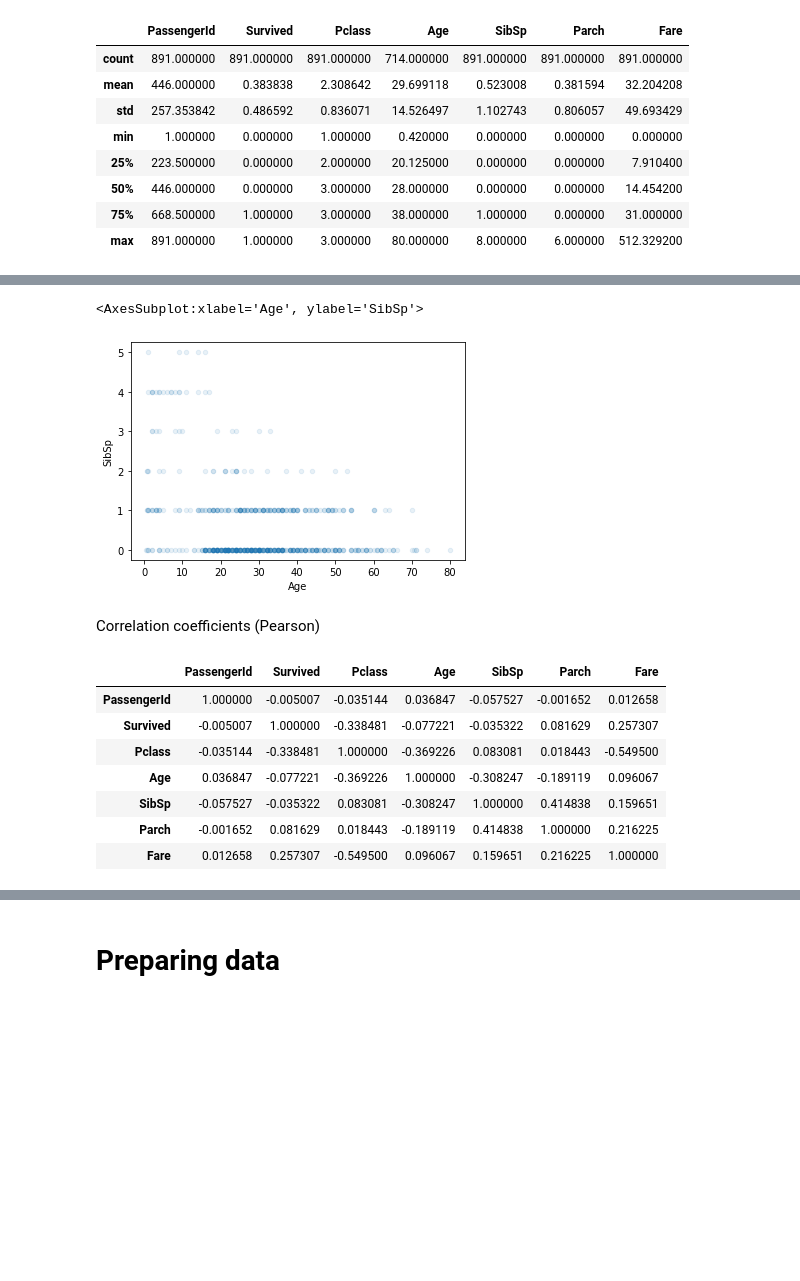
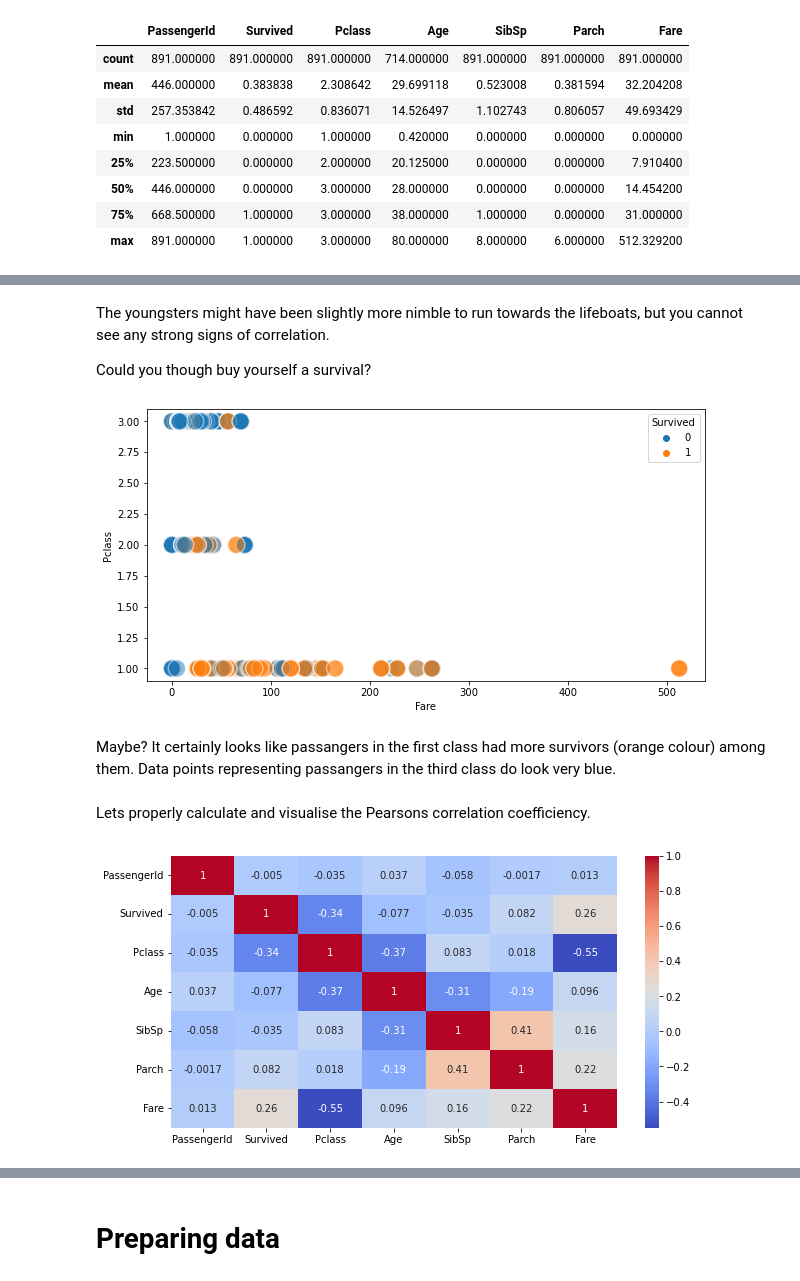
Before and after one commit to mtijas/dako-k22, a Jupyter notebook: notebooks/DAKO Spring 2022 - Team Work.ipynb, the cells around one changed output, grey strips where cells are left out. Saved outputs shown, nothing was run; the diff lists cells and outputs as text; code cells hidden in the pictures; blank space fills up the shorter version.

```diff
--- a/notebooks/DAKO Spring 2022 - Team Work.ipynb
+++ b/notebooks/DAKO Spring 2022 - Team Work.ipynb
@@ -136,18 +139,18 @@ train.plot(kind="scatter", x="Age", y="Fare")
-# %%
-train.plot(kind="scatter", x="Age", y="SibSp", alpha=0.1)
-# %% [output]
-<AxesSubplot:xlabel='Age', ylabel='SibSp'>
-[figure, removed]
+# %% [markdown]
+The youngsters might have been slightly more nimble to run towards the lifeboats, but you cannot see any strong signs of correlation.
+
+Could you though buy yourself a survival?
+# %%
+plt.figure(figsize=(10,5))
+sns.scatterplot(data=train, x="Fare", y="Pclass", hue="Survived", s=300, alpha=0.5);
+# %% [output]
+[figure, added]
+# %% [markdown]
+Maybe? It certainly looks like passangers in the first class had more survivors (orange colour) among them. Data points representing passangers in the third class do look very blue.
 # %% [markdown]
-Correlation coefficients (Pearson)
+Lets properly calculate and visualise the Pearsons correlation coefficiency.
 # %%
-train.corr()
+plt.figure(figsize=(10,5))
+sns.heatmap(train.corr(method="pearson"), annot=True, cmap="coolwarm");
 # %% [output]
-|  | PassengerId | Survived | Pclass | Age | SibSp | Parch | Fare |
-| PassengerId | 1.000000 | -0.005007 | -0.035144 | 0.036847 | -0.057527 | -0.001652 | 0.012658 |
-| Survived | -0.005007 | 1.000000 | -0.338481 | -0.077221 | -0.035322 | 0.081629 | 0.257307 |
-| Pclass | -0.035144 | -0.338481 | 1.000000 | -0.369226 | 0.083081 | 0.018443 | -0.549500 |
-| Age | 0.036847 | -0.077221 | -0.369226 | 1.000000 | -0.308247 | -0.189119 | 0.096067 |
-| SibSp | -0.057527 | -0.035322 | 0.083081 | -0.308247 | 1.000000 | 0.414838 | 0.159651 |
-| Parch | -0.001652 | 0.081629 | 0.018443 | -0.189119 | 0.414838 | 1.000000 | 0.216225 |
-| Fare | 0.012658 | 0.257307 | -0.549500 | 0.096067 | 0.159651 | 0.216225 | 1.000000 |
+[figure, added]
```
Also changed, not shown: parts of 6 cells of this notebook.
